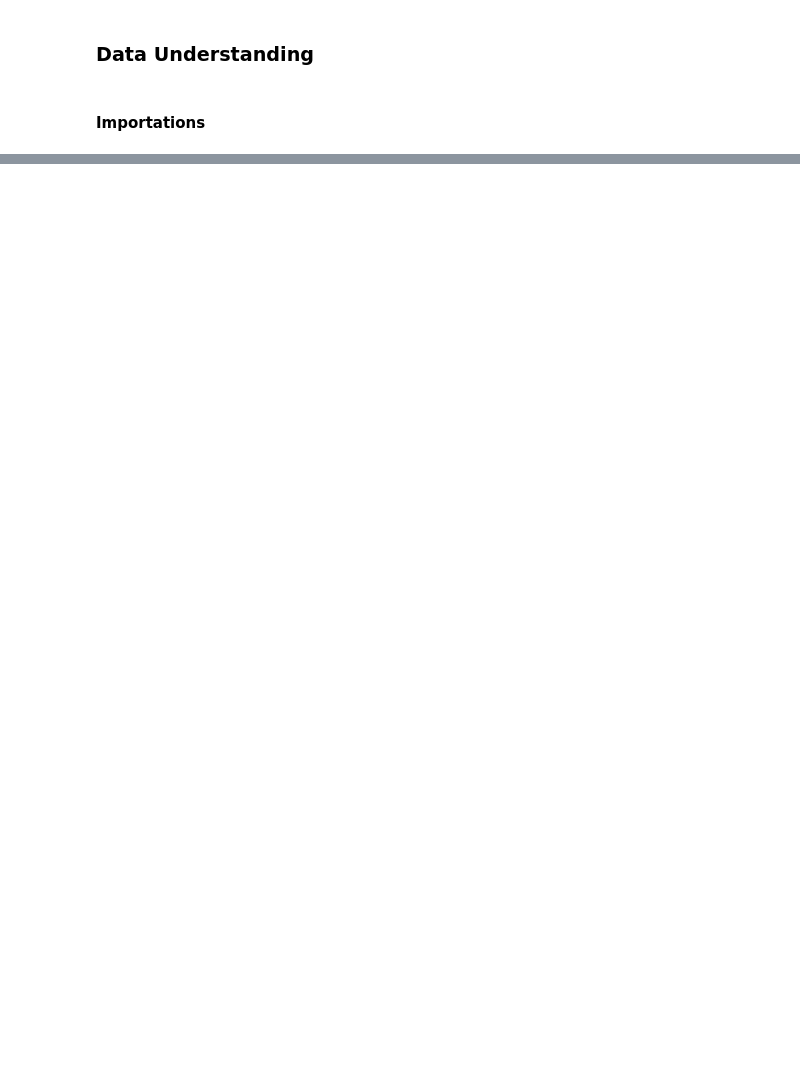
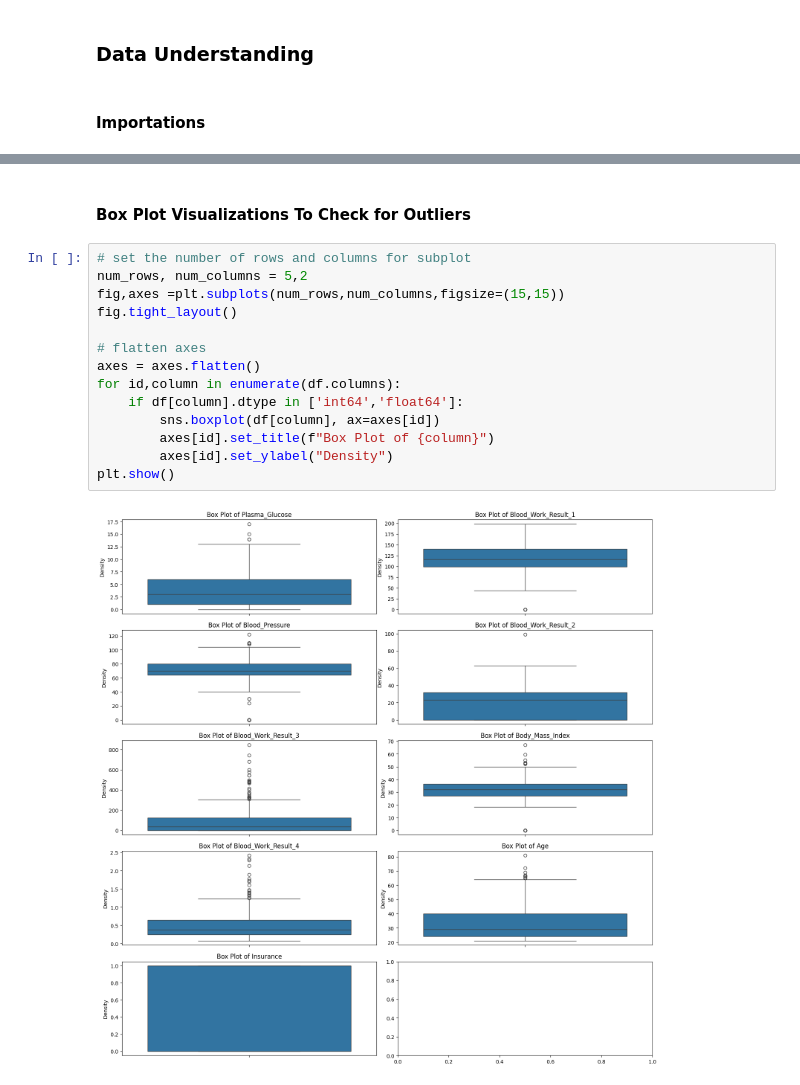
Before and after one commit to adubrightkwartengsnr/P5-Sepsis-Prediction-Embedding-Machine-Learning-Model-In-API, a Jupyter notebook: dev/sepsis_prediction.ipynb, the cells around one changed output, grey strips where cells are left out. Cells and saved outputs as stored; diff of their text form; blank space fills up the shorter version.

```diff
--- a/dev/sepsis_prediction.ipynb
+++ b/dev/sepsis_prediction.ipynb
@@ -73,0 +227,18 @@ hello world
+# %% [markdown]
+#### Box Plot Visualizations To Check for Outliers
+# %%
+# set the number of rows and columns for subplot
+num_rows, num_columns = 5,2
+fig,axes =plt.subplots(num_rows,num_columns,figsize=(15,15))
+fig.tight_layout()
+
+# flatten axes
+axes = axes.flatten()
+for id,column in enumerate(df.columns):
+    if df[column].dtype in ['int64','float64']:
+        sns.boxplot(df[column], ax=axes[id])
+        axes[id].set_title(f"Box Plot of {column}")
+        axes[id].set_ylabel("Density")
+plt.show()
+# %% [output]
+[figure, added]
```
Also changed, not shown: parts of 37 cells of this notebook, 1 other file.
